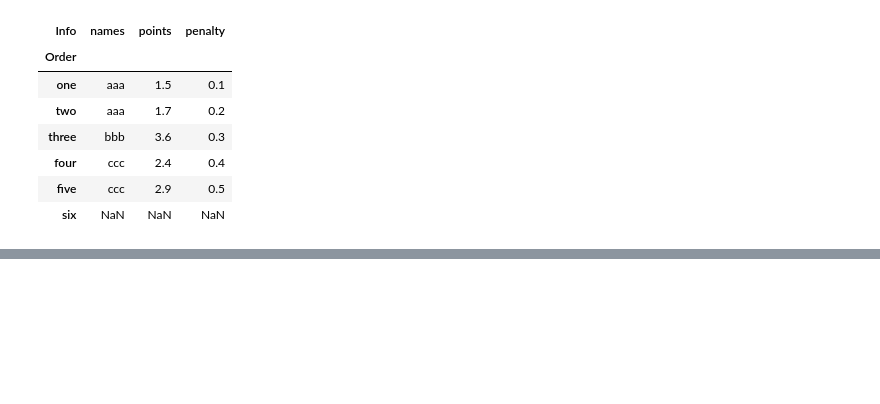
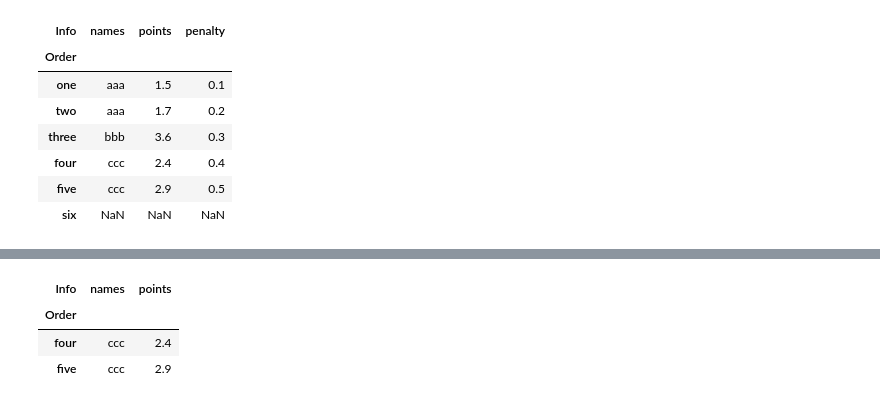
Before and after one commit to efforthye/human-ai, a Jupyter notebook: workspace/3-02) DaraFrame 인덱싱.ipynb, the cells around one changed output, grey strips where cells are left out. Drawn from its saved outputs; the diff is of its cells as text; code cells hidden in the pictures; blank space fills up the shorter version.

```diff
--- a/workspace/3-02) DaraFrame 인덱싱.ipynb
+++ b/workspace/3-02) DaraFrame 인덱싱.ipynb
@@ -268,0 +312,8 @@ df.iloc[:,1:4] # 열이 1~
+# %%
+## names가 ccc에 해당되는 names와 points정보 뽑아오기
+df.loc[df.names=='ccc', ['names', 'points']]
+# %% [output]
+| Info | names | points |
+| Order |  |  |
+| four | ccc | 2.4 |
+| five | ccc | 2.9 |
```
Also changed, not shown: parts of 8 cells of this notebook, 7 other files.
